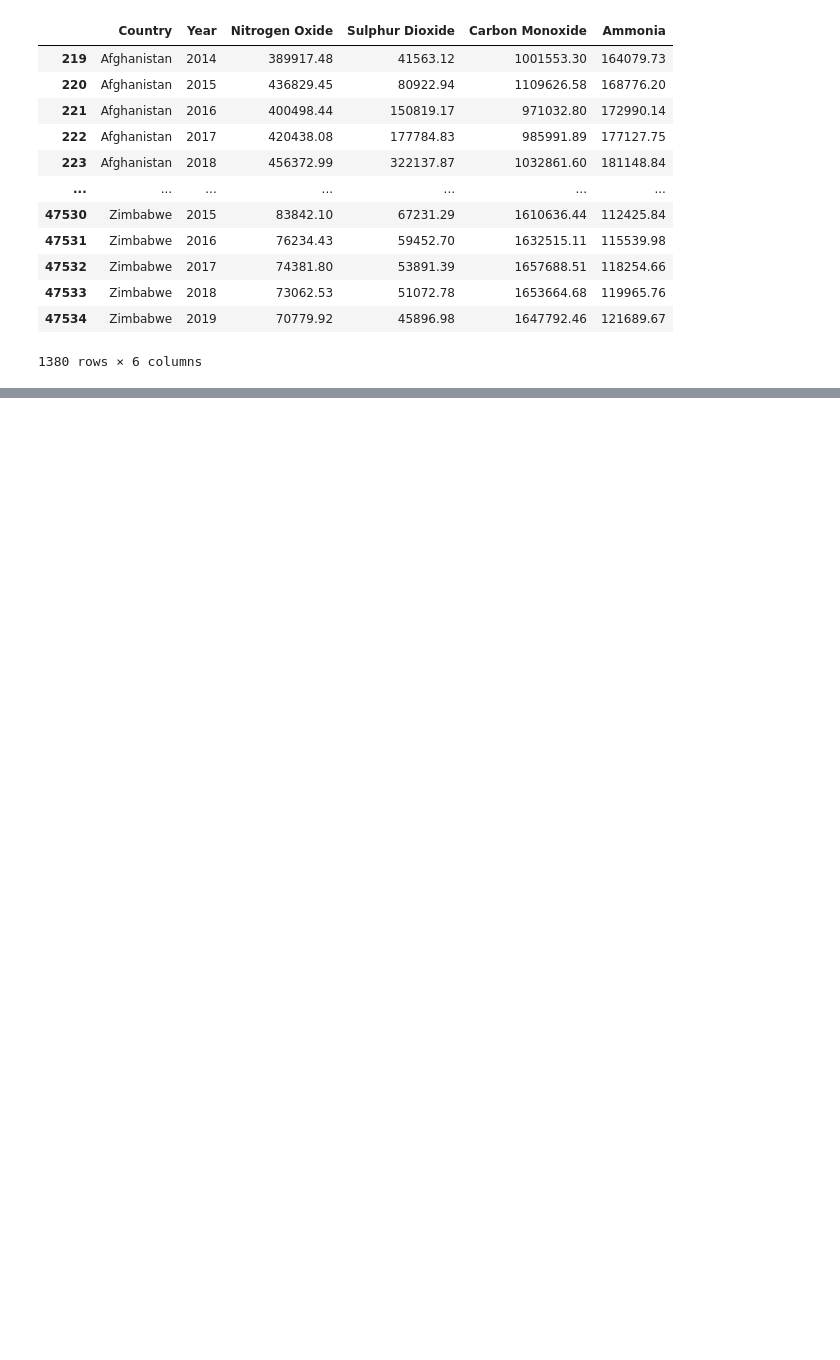
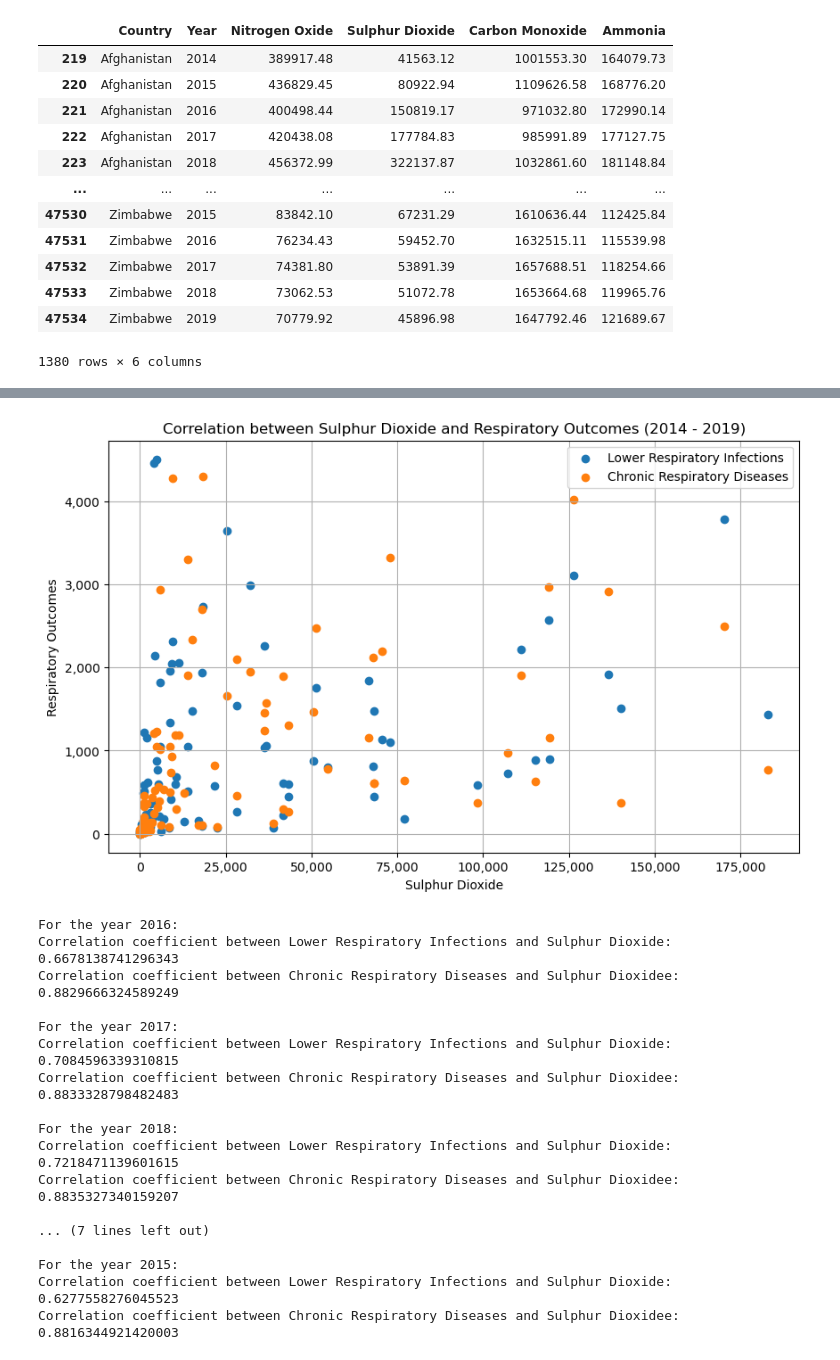
Before and after one commit to Whereiswendy/PolutionEffects-APIStudy, a Jupyter notebook: Air Quality Vs Respiratory/Untitled.ipynb, the cells around one changed output, grey strips where cells are left out. Drawn from its saved outputs; the diff is of its cells as text; code cells hidden in the pictures; blank space fills up the shorter version.

```diff
--- a/Air Quality Vs Respiratory/Untitled.ipynb
+++ b/Air Quality Vs Respiratory/Untitled.ipynb
@@ -159,0 +221,79 @@ KeyError: 'Country'
+# %%
+# Initialize an empty dictionary to store correlation coefficients for each year
+correlation_results = {}
+
+# Iterate over the unique years in the data
+years = set(air_quality_filtered['Year']) & set(cause_of_death_filtered['Year'])
+
+for year in years:
+    # Filter air quality data for the current year
+    air_quality_year = air_quality_filtered[air_quality_filtered['Year'] == year]
+
+    # Filter cause of death data for the current year
+    cause_of_death_year = cause_of_death_filtered[cause_of_death_filtered['Year'] == year]
+
+    # Merge the air quality and cause of death data frames based on 'Country' column
+    merged_data = pd.merge(air_quality_year, cause_of_death_year, on='Country', how='inner')
+
+
+    # Calculate correlation coefficient between 'Sulphur Dioxide' and 'Lower Respiratory Infections'
+    correlation_lower = merged_data['Sulphur Dioxide'].corr(merged_data['Lower Respiratory Infections'])
+
+    # Calculate correlation coefficient between 'Sulphur Dioxide' and 'Chronic Respiratory Diseases'
+    correlation_chronic = merged_data['Sulphur Dioxide'].corr(merged_data['Chronic Respiratory Diseases'])
+
+    # Store correlation coefficients for the current year
+    correlation_results[year] = {'Correlation Lower Respiratory and Sulphur': correlation_lower,
+                                 'Correlation Chronic Respiratory and Sulphur': correlation_chronic}
+
+# Filter the merged data frame to include only entries with respiratory outcomes less than 5,000 and Sulphur Dioxide greater than 200,000
+filtered_data = merged_data[(merged_data['Lower Respiratory Infections'] < 5000) & (merged_data['Chronic Respiratory Diseases'] < 5000) & (merged_data['Sulphur Dioxide'] < 200000)]
+
+# Plot scatter plot for both lower and chronic respiratory infections vs. Sulphur Dioxide
+plt.figure(figsize=(10, 6))
+
+# Scatter plot for lower respiratory infections
+plt.scatter(filtered_data['Sulphur Dioxide'], filtered_data['Lower Respiratory Infections'], label='Lower Respiratory Infections')
+
+# Scatter plot for chronic respiratory diseases
+plt.scatter(filtered_data['Sulphur Dioxide'], filtered_data['Chronic Respiratory Diseases'], label='Chronic Respiratory Diseases')
+
+# Set labels and title
+plt.xlabel('Sulphur Dioxide')
+plt.ylabel('Respiratory Outcomes')
+plt.title('Correlation between Sulphur Dioxide and Respiratory Outcomes (2014 - 2019)')
+plt.legend()
+
+# Format the y-axis ticks to show death rates in correct number format
+plt.gca().xaxis.set_major_formatter(ticker.FuncFormatter(lambda x, pos: '{:,.0f}'.format(x)))
+plt.gca().yaxis.set_major_formatter(ticker.FuncFormatter(lambda x, pos: '{:,.0f}'.format(x)))
+
+plt.grid(True)
+plt.show()
+
+
+# Print correlation coefficients for each year
+for year, correlations in correlation_results.items():
+    print(f"For the year {year}:")
+    print("Correlation coefficient between Lower Respiratory Infections and Sulphur Dioxide:", correlations['Correlation Lower Respiratory and Sulphur'])
+    print("Correlation coefficient between Chronic Respiratory Diseases and Sulphur Dioxidee:", correlations['Correlation Chronic Respiratory and Sulphur'])
+    print()
+# %% [output]
+[figure, added]
+For the year 2016:
+Correlation coefficient between Lower Respiratory Infections and Sulphur Dioxide: 0.6678138741296343
+Correlation coefficient between Chronic Respiratory Diseases and Sulphur Dioxidee: 0.8829666324589249
+
+For the year 2017:
+Correlation coefficient between Lower Respiratory Infections and Sulphur Dioxide: 0.7084596339310815
+Correlation coefficient between Chronic Respiratory Diseases and Sulphur Dioxidee: 0.8833328798482483
+
+For the year 2018:
+Correlation coefficient between Lower Respiratory Infections and Sulphur Dioxide: 0.7218471139601615
+Correlation coefficient between Chronic Respiratory Diseases and Sulphur Dioxidee: 0.8835327340159207
+
+... (7 lines left out)
+
+For the year 2015:
+Correlation coefficient between Lower Respiratory Infections and Sulphur Dioxide: 0.6277558276045523
+Correlation coefficient between Chronic Respiratory Diseases and Sulphur Dioxidee: 0.8816344921420003
```
Also changed, not shown: parts of 10 cells of this notebook, 2 other files.
